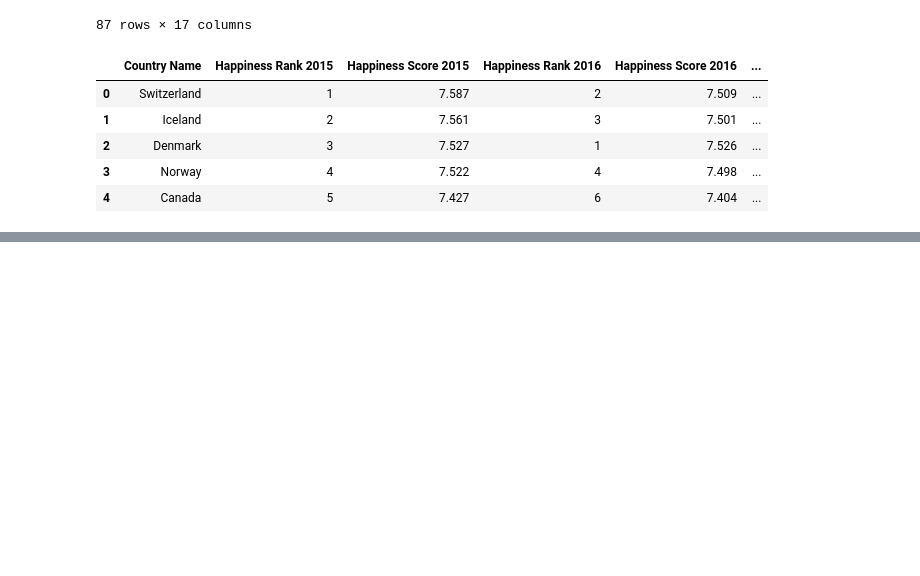
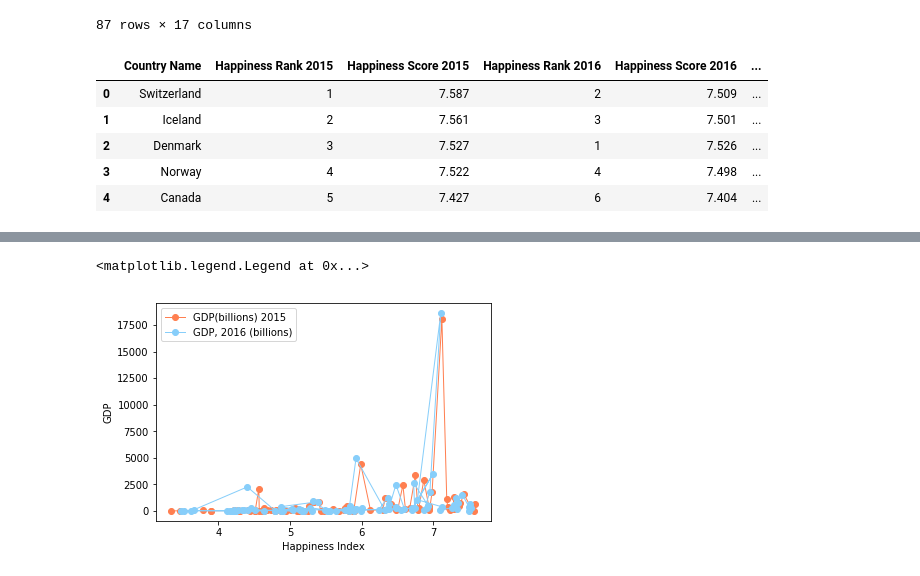
Before and after one commit to vietti09/branch_test, a Jupyter notebook: GDP.ipynb, the cells around one changed output, grey strips where cells are left out. Saved outputs shown, nothing was run; the diff lists cells and outputs as text; code cells hidden in the pictures; blank space fills up the shorter version.

```diff
--- a/GDP.ipynb
+++ b/GDP.ipynb
@@ -273,0 +327,9 @@ happiness.to_csv('happiness.csv')
+# %%
+plt.plot(happiness["Happiness Score 2015"],happiness["GDP, 2015 (billions)"], marker="o",color="coral", linewidth=1)
+plt.plot(happiness["Happiness Score 2016"],happiness["GDP, 2016 (billions)"], marker ="o",color= "lightskyblue", linewidth=1)
+plt.xlabel("Happiness Index")
+plt.ylabel("GDP")
+plt.legend()
+# %% [output]
+<matplotlib.legend.Legend at 0x...>
+[figure, added]
```
Also changed, not shown: parts of 6 cells of this notebook, 1 other file.
